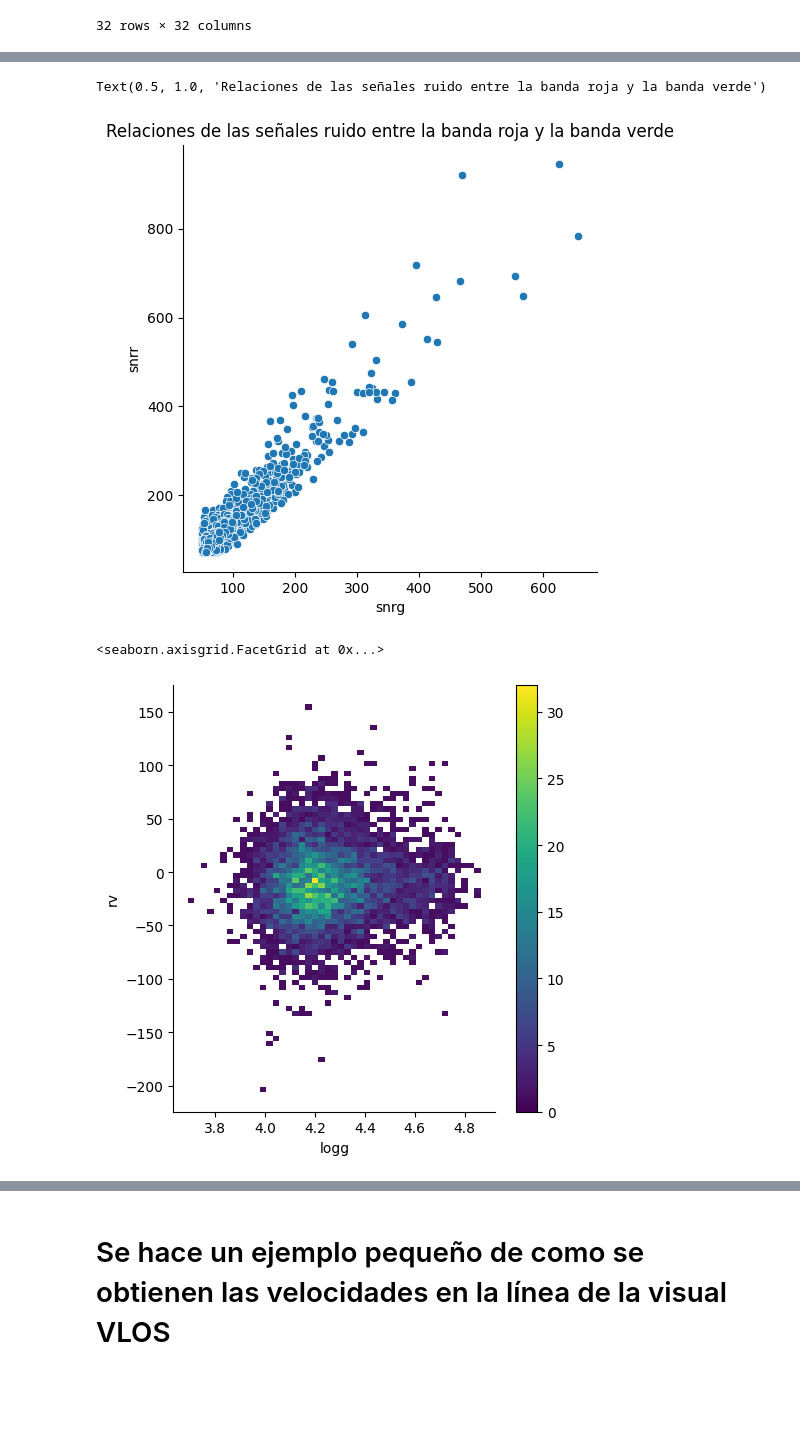
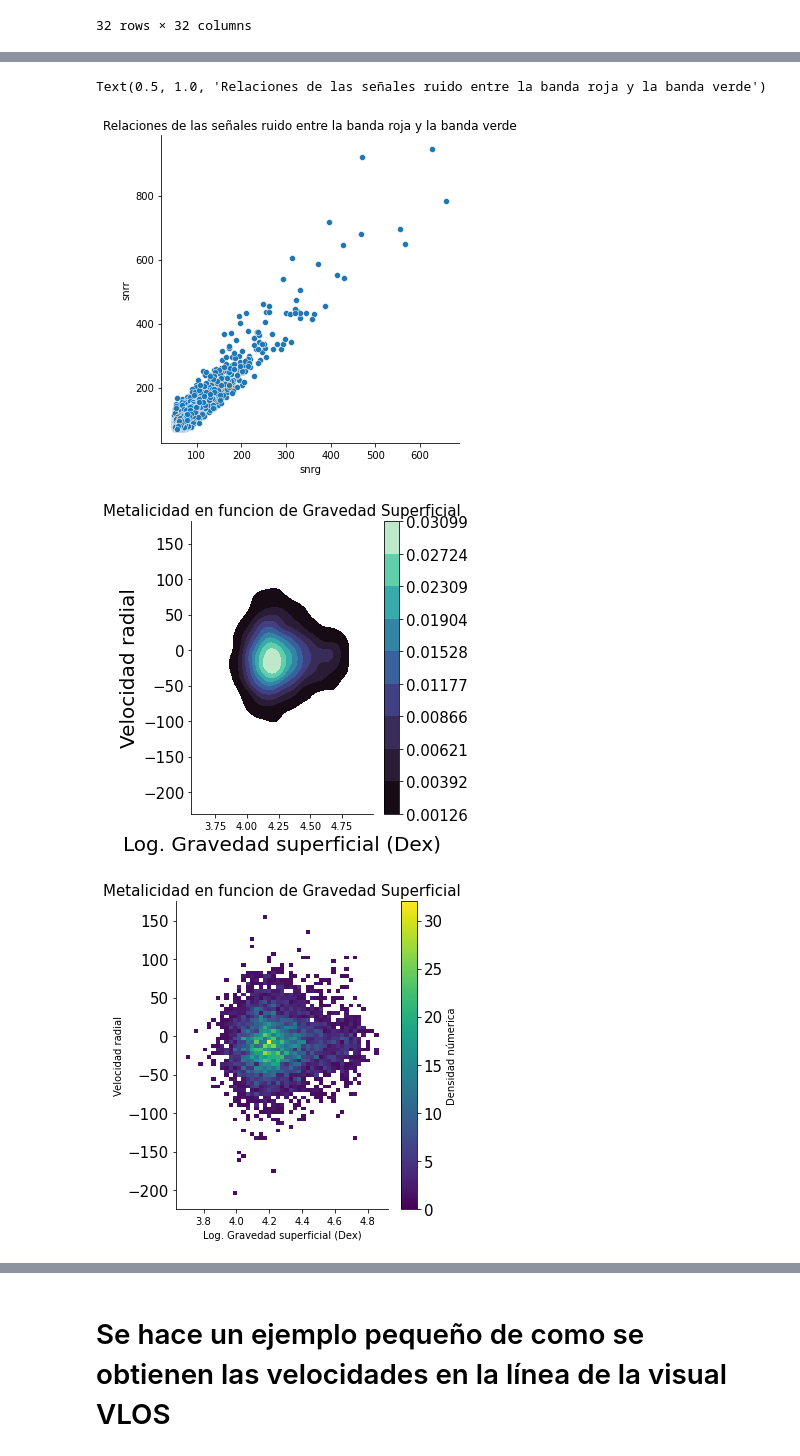
Before and after one commit to oscarcalv/Primer-Parcial-de-Fisica-Computacional, a Jupyter notebook: cuaderno_parcial.ipynb, the cells around one changed output, grey strips where cells are left out. Cells and saved outputs as stored; diff of their text form; code cells hidden in the pictures; blank space fills up the shorter version.

```diff
--- a/cuaderno_parcial.ipynb
+++ b/cuaderno_parcial.ipynb
@@ -196,0 +206,10 @@ sns.displot(data=tabla_numerica,x="logg",y="feh",kind="kde")
+# %%
+fig=sns.displot(data=tabla_numerica,x="logg",y="feh",kind="kde",fill=True, cbar=True,
+                cmap="mako")
+fig.set(xlabel='Log. Gravedad superficial (Dex)',
+       ylabel='Metalicidad [Fe/H] (dex)',
+       title="""Metalicidad en funcion de Gravedad Superficial""")
+parameters = {'axes.labelsize':10,
+          'axes.titlesize': 15}
+plt.rcParams.update(parameters)
+plt.savefig("biverian_metalicidad.pdf", bbox_inches="tight")
@@ -200,9 +221,28 @@ plt.title("Relaciones de las señales ruido entre la banda roja y la banda verde
 #plt.savefig('señalesruido.pdf',bbox_inches='tight')
 # %% [output]
 Text(0.5, 1.0, 'Relaciones de las señales ruido entre la banda roja y la banda verde')
-[figure, old version]
+[figure, new version]
+# %%
+fig=sns.displot(data=tabla_numerica,x="logg",y="rv",kind="kde",fill=True, cbar=True,cmap="mako")
+
+fig.set(xlabel='Log. Gravedad superficial (Dex)',
+       ylabel='Velocidad radial',
+       title="""Metalicidad en funcion de Gravedad Superficial""")
+parameters = {'axes.labelsize':10,
+          'axes.titlesize': 15}
+plt.rcParams.update(parameters)
+plt.savefig("biverian_velocidad.pdf", bbox_inches="tight")
+# %% [output]
+[figure, added]
 # %%
-sns.displot(data=tabla_numerica,x="logg",y="rv",cbar=True, cmap="viridis")
+fig=sns.displot(data=tabla_numerica,x="logg",y="rv",cbar=True, cmap="viridis",
+            cbar_kws={'label': 'Densidad númerica'})
+fig.set(xlabel='Log. Gravedad superficial (Dex)',
+       ylabel='Velocidad radial',
+       title="""Metalicidad en funcion de Gravedad Superficial""")
+parameters = {'axes.labelsize':20,
+          'axes.titlesize': 15}
+plt.rcParams.update(parameters)
+plt.savefig("velocidad.pdf", bbox_inches="tight")
 # %% [output]
-<seaborn.axisgrid.FacetGrid at 0x...>
-[figure, old version]
+[figure, new version]
```
Also changed, not shown: parts of 9 cells of this notebook, 4 other files.
